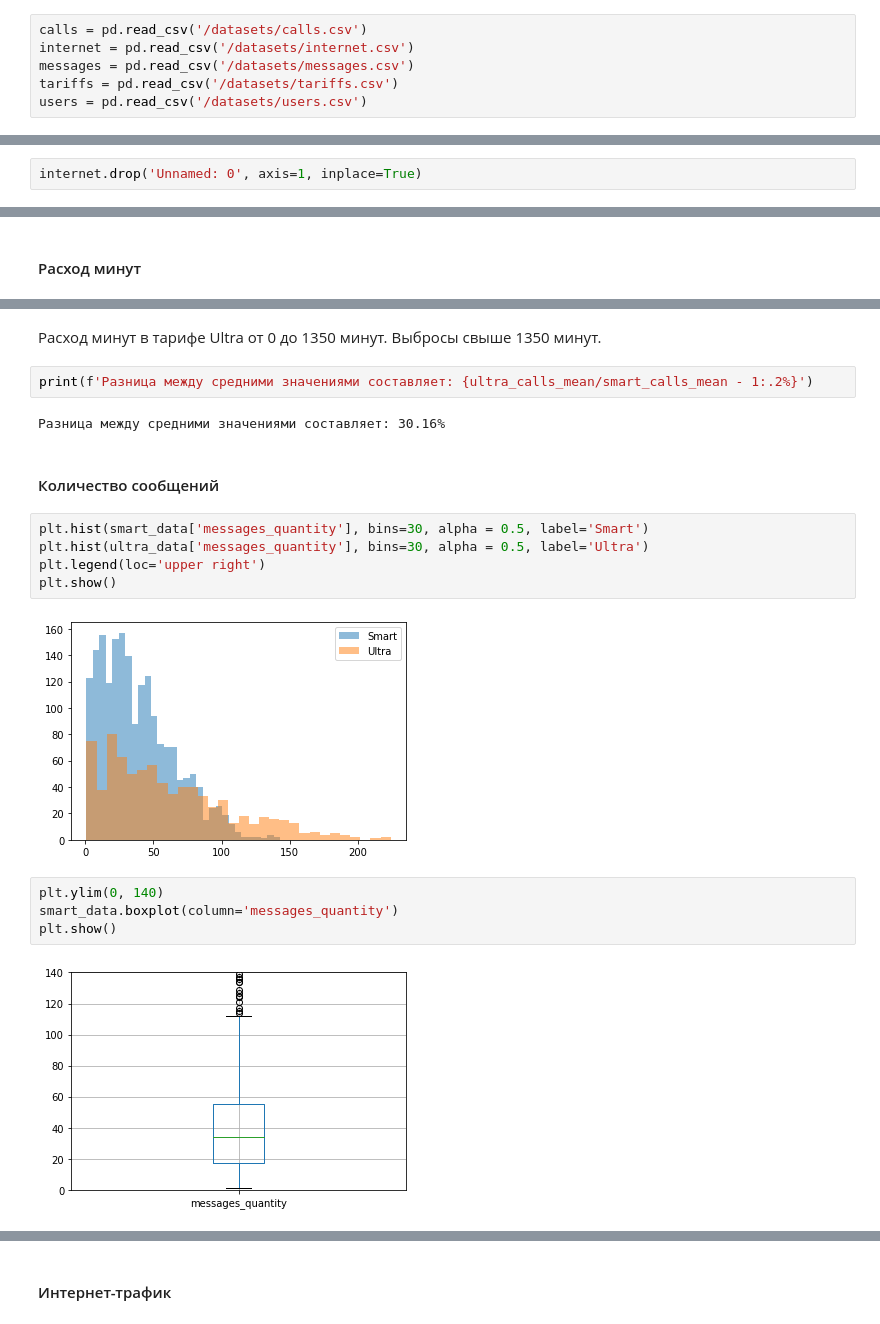
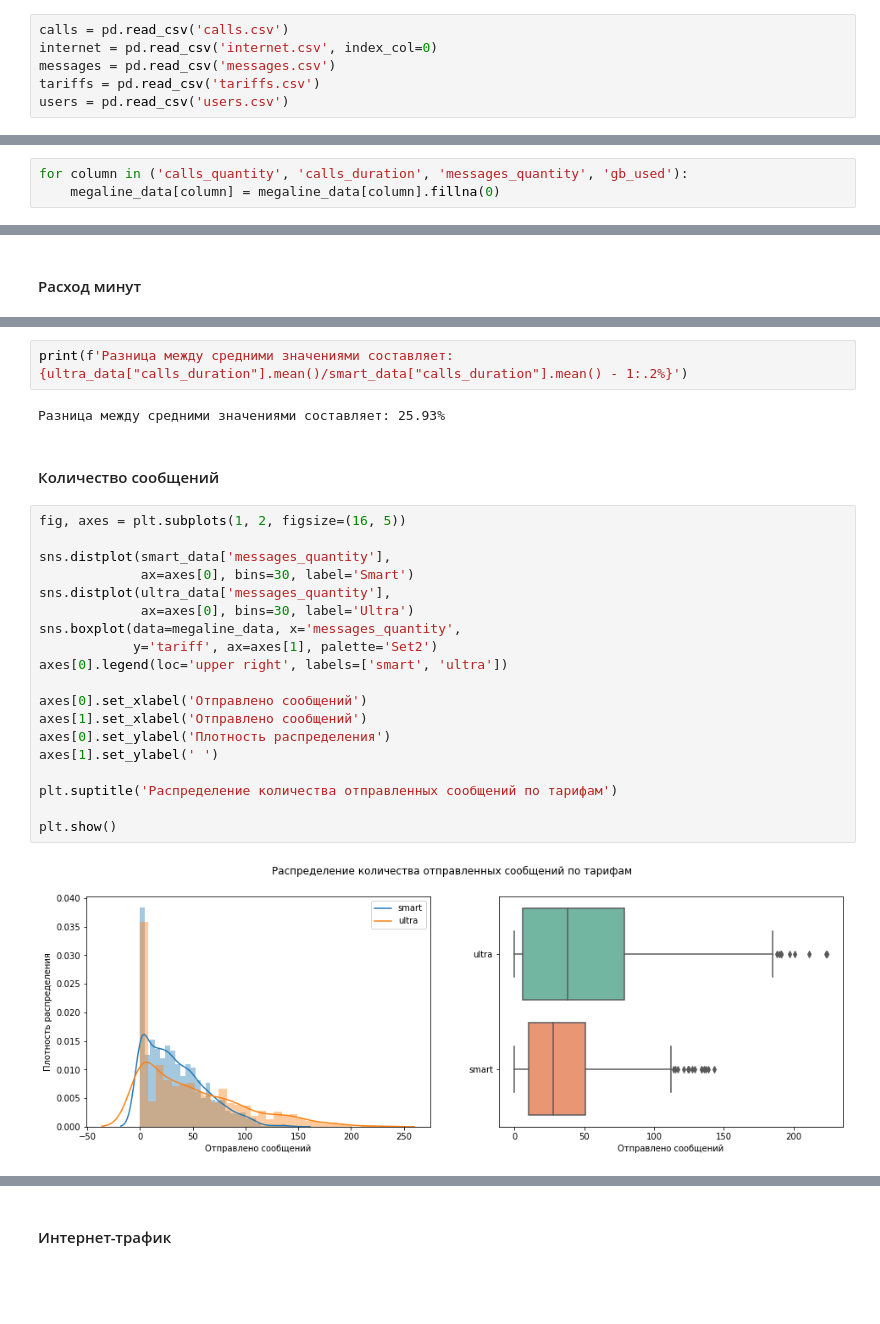
Before and after one commit to smetne/ya_praktikum, a Jupyter notebook: telecom/telecom.ipynb, the cells around one changed output, grey strips where cells are left out. Cells and saved outputs as stored; diff of their text form; blank space fills up the shorter version.

```diff
--- a/telecom/telecom.ipynb
+++ b/telecom/telecom.ipynb
@@ -134,11 +83,11 @@ import seaborn as sns
 # %% [markdown]
 Откроем файлы с данными и изучим общую информацию.
 # %%
-calls = pd.read_csv('/datasets/calls.csv')
-internet = pd.read_csv('/datasets/internet.csv')
-messages = pd.read_csv('/datasets/messages.csv')
-tariffs = pd.read_csv('/datasets/tariffs.csv')
-users = pd.read_csv('/datasets/users.csv')
+calls = pd.read_csv('calls.csv')
+internet = pd.read_csv('internet.csv', index_col=0)
+messages = pd.read_csv('messages.csv')
+tariffs = pd.read_csv('tariffs.csv')
+users = pd.read_csv('users.csv')
 # %%
 calls.info()
 calls.sample(5)
@@ -273,5 +208,3 @@ tariffs.columns = ['messages_included', 'gb_per_month_included', 'minutes_includ
-# %%
-internet.drop('Unnamed: 0', axis=1, inplace=True)
 # %% [markdown]
 Поищем дубликаты.
 # %%
@@ -427,2 +310,5 @@ megaline_data = megaline_data.merge(users, on='user_id', how='right')
+# %%
+for column in ('calls_quantity', 'calls_duration', 'messages_quantity', 'gb_used'):
+    megaline_data[column] = megaline_data[column].fillna(0)
 # %% [markdown]
 Напишем функцию, которая будет считать выручку в зависимости от тарифа.
@@ -684,22 +484,28 @@ plt.show()
-# %% [markdown]
-Расход минут в тарифе Ultra от 0 до 1350 минут. Выбросы свыше 1350 минут.
 # %%
-print(f'Разница между средними значениями составляет: {ultra_calls_mean/smart_calls_mean - 1:.2%}')
+print(f'Разница между средними значениями составляет: {ultra_data["calls_duration"].mean()/smart_data["calls_duration"].mean() - 1:.2%}')
 # %% [output]
-Разница между средними значениями составляет: 30.16%
+Разница между средними значениями составляет: 25.93%
 # %% [markdown]
 #### Количество сообщений
-# %%
-plt.hist(smart_data['messages_quantity'], bins=30, alpha = 0.5, label='Smart')
-plt.hist(ultra_data['messages_quantity'], bins=30, alpha = 0.5, label='Ultra')
-plt.legend(loc='upper right')
-plt.show()
-# %% [output]
-[figure, removed]
-# %%
-plt.ylim(0, 140)
-smart_data.boxplot(column='messages_quantity')
-plt.show()
-# %% [output]
-[figure, removed]
+# %%
+fig, axes = plt.subplots(1, 2, figsize=(16, 5))
+
+sns.distplot(smart_data['messages_quantity'],
+             ax=axes[0], bins=30, label='Smart')
+sns.distplot(ultra_data['messages_quantity'],
+             ax=axes[0], bins=30, label='Ultra')
+sns.boxplot(data=megaline_data, x='messages_quantity',
+            y='tariff', ax=axes[1], palette='Set2')
+axes[0].legend(loc='upper right', labels=['smart', 'ultra'])
+
+axes[0].set_xlabel('Отправлено сообщений')
+axes[1].set_xlabel('Отправлено сообщений')
+axes[0].set_ylabel('Плотность распределения')
+axes[1].set_ylabel(' ')
+
+plt.suptitle('Распределение количества отправленных сообщений по тарифам')
+
+plt.show()
+# %% [output]
+[figure, added]
 # %% [markdown]
```
Also changed, not shown: parts of 129 cells of this notebook, 3 other files.
